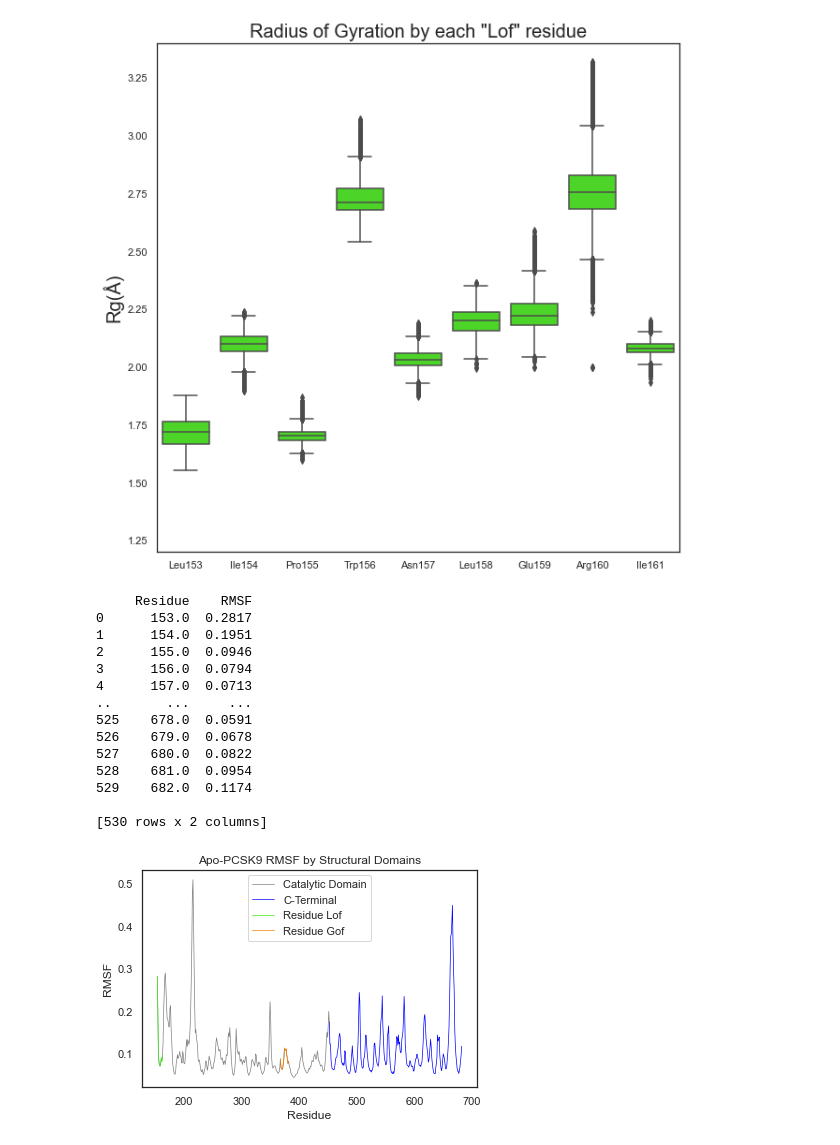
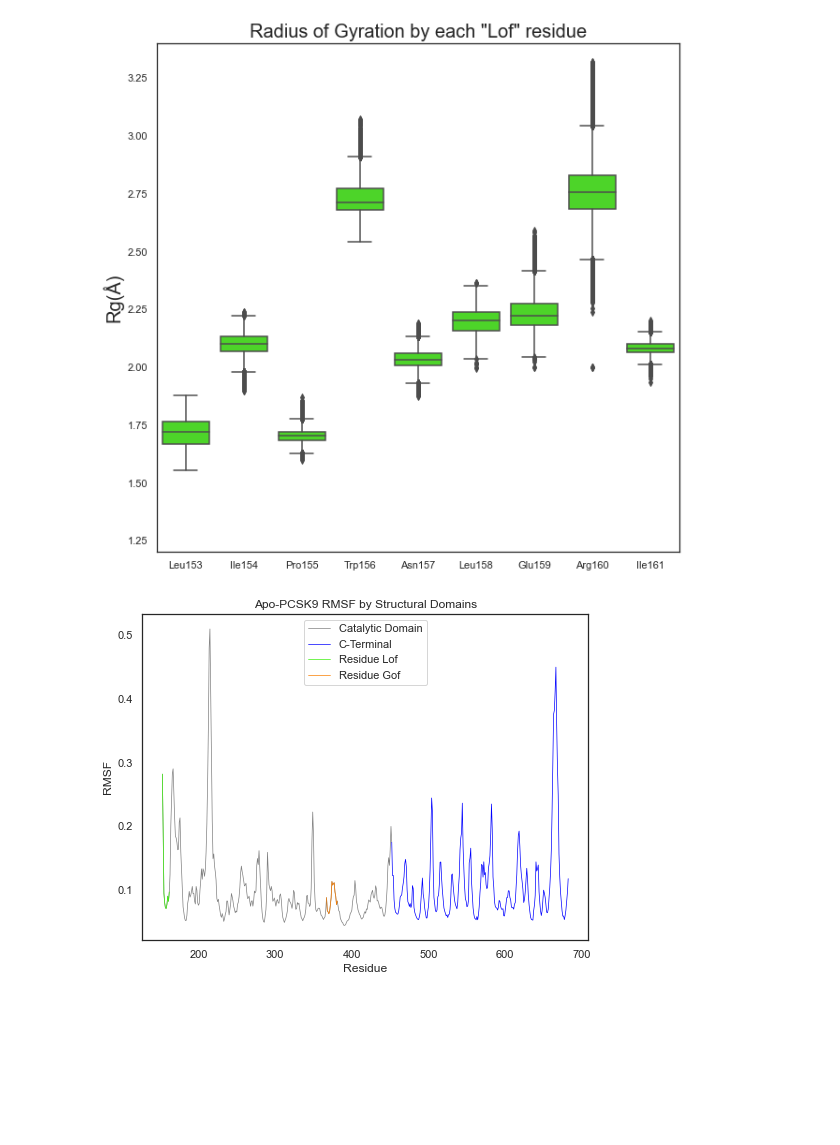
Before and after one commit to vitor-lopes17/PCSK9-analysis, a Jupyter notebook: PCSK9-analysis.ipynb, the cells around one changed output. Drawn from its saved outputs; the diff is of its cells as text; code cells hidden in the pictures; blank space fills up the shorter version.

```diff
--- a/PCSK9-analysis.ipynb
+++ b/PCSK9-analysis.ipynb
@@ -81,41 +81,29 @@ plt.rcParams['axes.titlesize'] = 20
 # %% [output]
 [figure]
 # %%
+#Apo-PCSK9 RMSF by Structural Domains
 
 rmsf = pd.read_fwf("C:\\Users\\T-Gamer\\Documents\\IC\\2020\\mdanalysis\\RMSF\\RMSF-Full.xvg")
 cfull = rmsf
 cd = rmsf.loc[0:299]
 ct = rmsf.loc[299:530]
 clof = rmsf.loc[0:9]
 cgof = rmsf.loc[214:228]
-print(rmsf)
+#print(rmsf)
 
 plt.title('Apo-PCSK9 RMSF by Structural Domains')
 #sns.lineplot(x='Residue', y='RMSF', data=cfull, color = "grey")
 sns.lineplot(x='Residue', y='RMSF', data=cd, label = 'Catalytic Domain', color = "grey")
 sns.lineplot(x='Residue', y='RMSF', data=ct, label = 'C-Terminal', color = "blue")
 sns.lineplot(x='Residue', y='RMSF', data=clof, label = 'Residue Lof', color = "#3CF00D")
 sns.lineplot(x='Residue', y='RMSF', data=cgof, label = 'Residue Gof', color = "#FA7E00")
 plt.ylabel("RMSF")
+plt.rcParams["figure.figsize"]=8,6
 plt.rcParams['axes.labelsize'] = 30
 plt.rcParams['axes.titlesize'] = 20
 sns.set(style="white", rc={"lines.linewidth": 0.7})
 
 #plt.savefig('RMSF-full.pdf', dpi=600)
 #plt.show()
 # %% [output]
-     Residue    RMSF
-0      153.0  0.2817
-1      154.0  0.1951
-2      155.0  0.0946
-3      156.0  0.0794
-4      157.0  0.0713
-..       ...     ...
-525    678.0  0.0591
-526    679.0  0.0678
-527    680.0  0.0822
-528    681.0  0.0954
-529    682.0  0.1174
-
-[530 rows x 2 columns]
-[figure, old version]
+[figure, new version]
```
Also changed, not shown: parts of 4 cells of this notebook.
